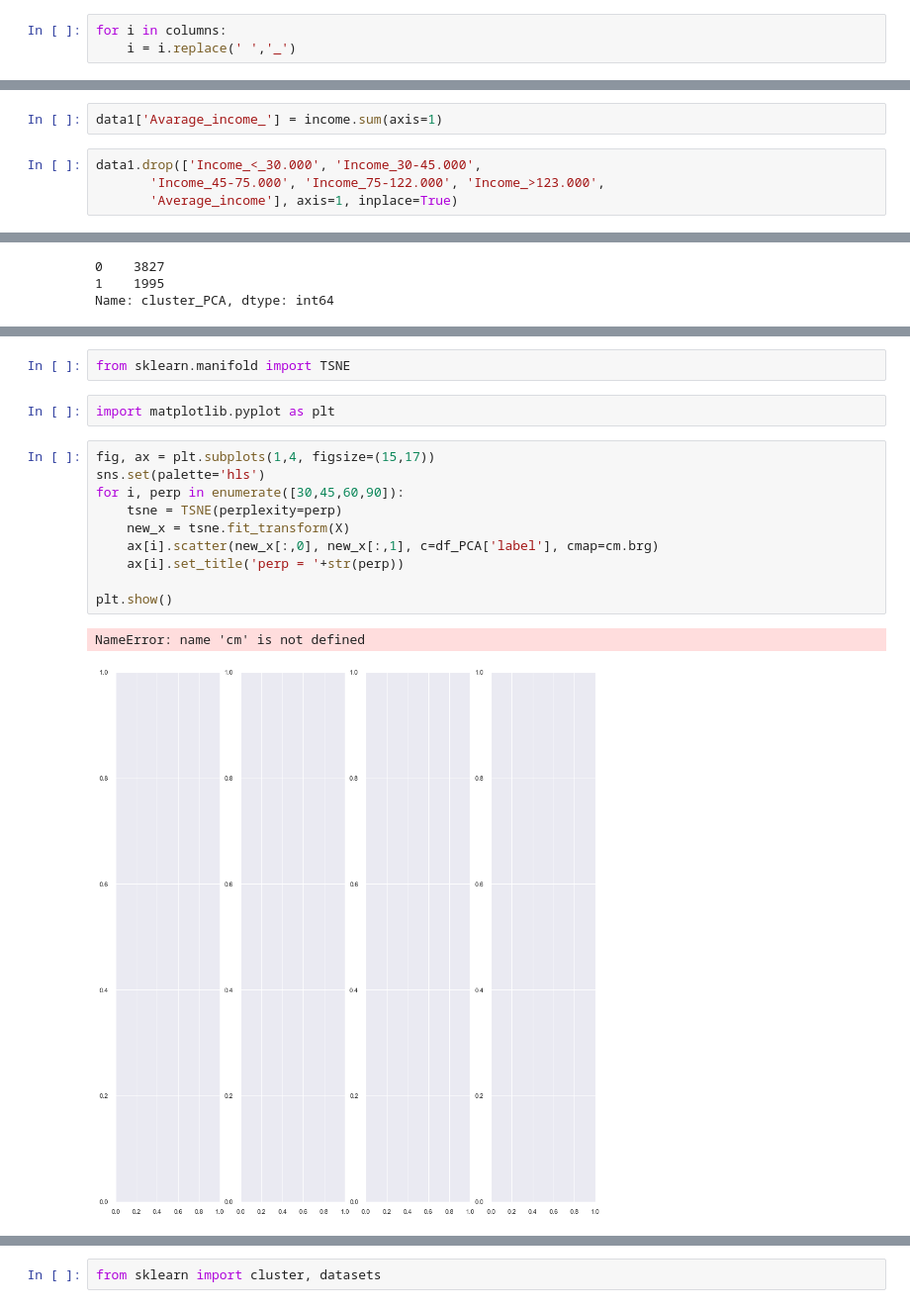
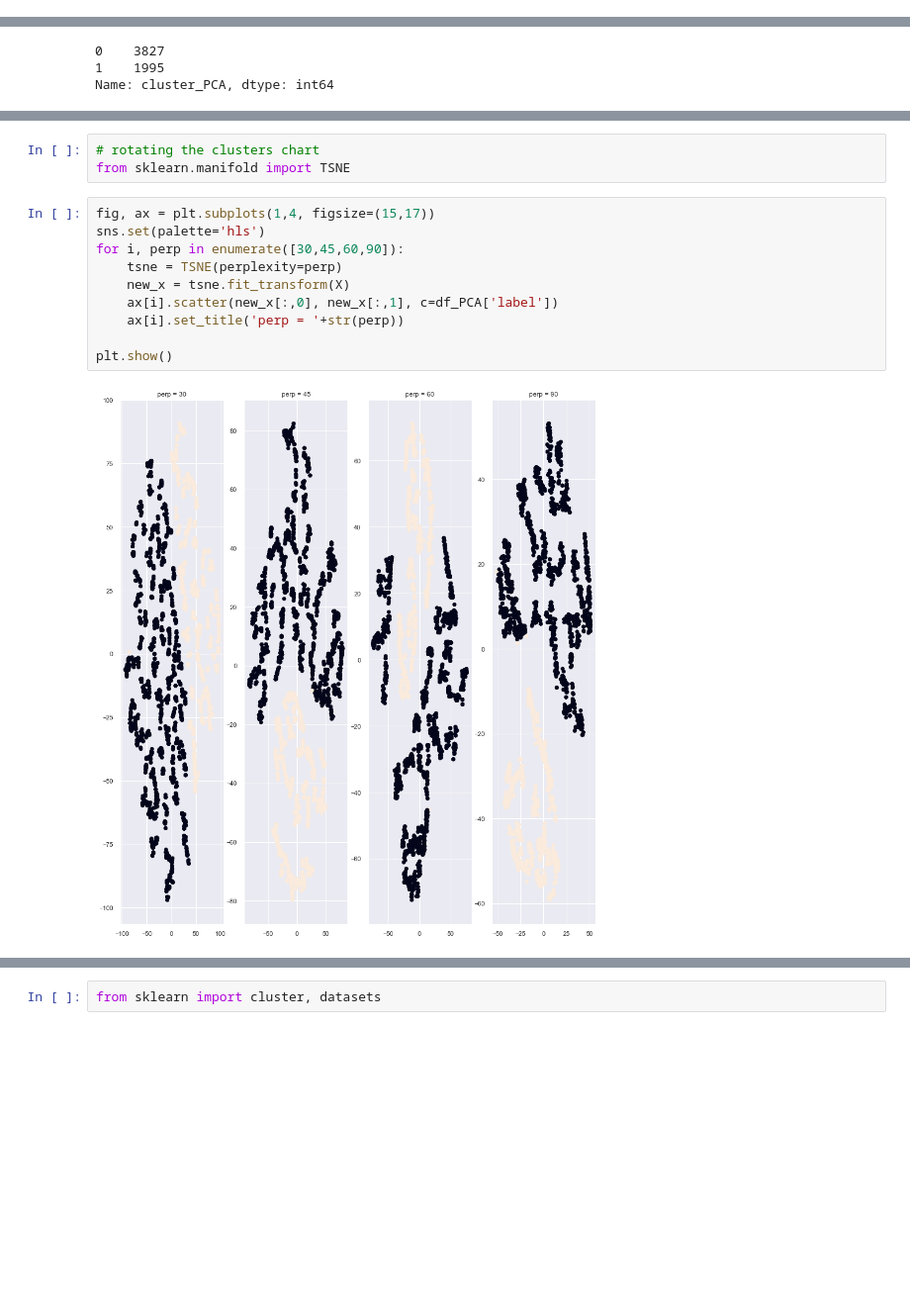
Before and after one commit to EricBui0201/Data-Projects, a Jupyter notebook: Project3_unsupervised machine learning/Clusters.ipynb, the cells around one changed output, grey strips where cells are left out. Shown at 99% size. Saved outputs shown, nothing was run; the diff lists cells and outputs as text; blank space fills up the shorter version.

```diff
--- a/Project3_unsupervised machine learning/Clusters.ipynb
+++ b/Project3_unsupervised machine learning/Clusters.ipynb
@@ -176,9 +179,6 @@ columns = ['Customer Subtype',
 'Number of social security insurance policies',
 
 'Number of mobile home policies 0 - 1']
-# %%
-for i in columns:
-    i = i.replace(' ','_')
 # %%
 columns = [i.replace(' ','_') for i in columns]
 # %%
@@ -304,6 +239,0 @@ income.loc[:,'Income_>123.000'] *= 123000
-# %%
-data1['Avarage_income_'] = income.sum(axis=1)
-# %%
-data1.drop(['Income_<_30.000', 'Income_30-45.000',
-       'Income_45-75.000', 'Income_75-122.000', 'Income_>123.000',
-       'Average_income'], axis=1, inplace=True)
@@ -452,18 +322,16 @@ sns.scatterplot(x=df_PCA['PC1'], y=df_PCA['PC2'], hue=df_PCA['label'])
 # %%
+# rotating the clusters chart
 from sklearn.manifold import TSNE
-# %%
-import matplotlib.pyplot as plt
 # %%
 fig, ax = plt.subplots(1,4, figsize=(15,17))
 sns.set(palette='hls')
 for i, perp in enumerate([30,45,60,90]):
     tsne = TSNE(perplexity=perp)
     new_x = tsne.fit_transform(X)
-    ax[i].scatter(new_x[:,0], new_x[:,1], c=df_PCA['label'], cmap=cm.brg)
+    ax[i].scatter(new_x[:,0], new_x[:,1], c=df_PCA['label'])
     ax[i].set_title('perp = '+str(perp))
 
 plt.show()
 # %% [output]
-NameError: name 'cm' is not defined
-[figure, old version]
+[figure, new version]
 # %% [markdown]
```
Also changed, not shown: parts of 69 cells of this notebook.
